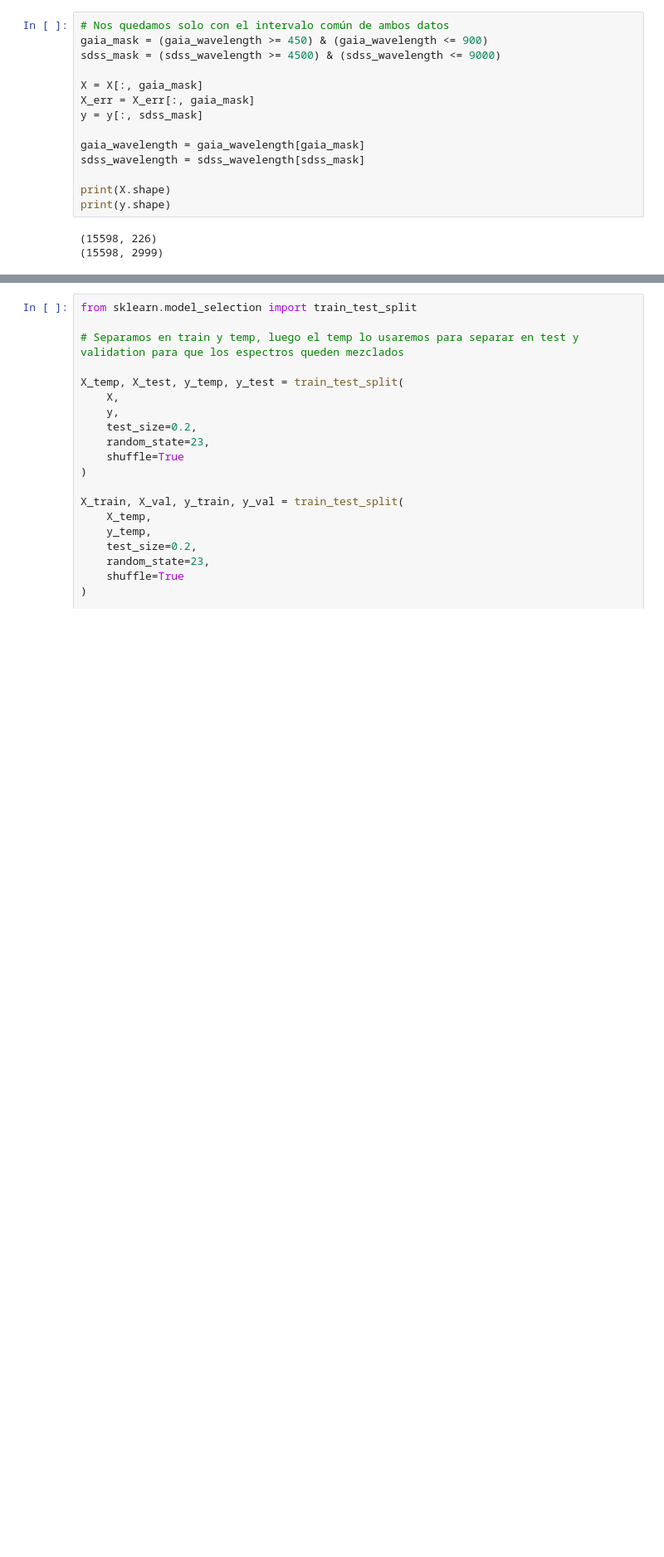
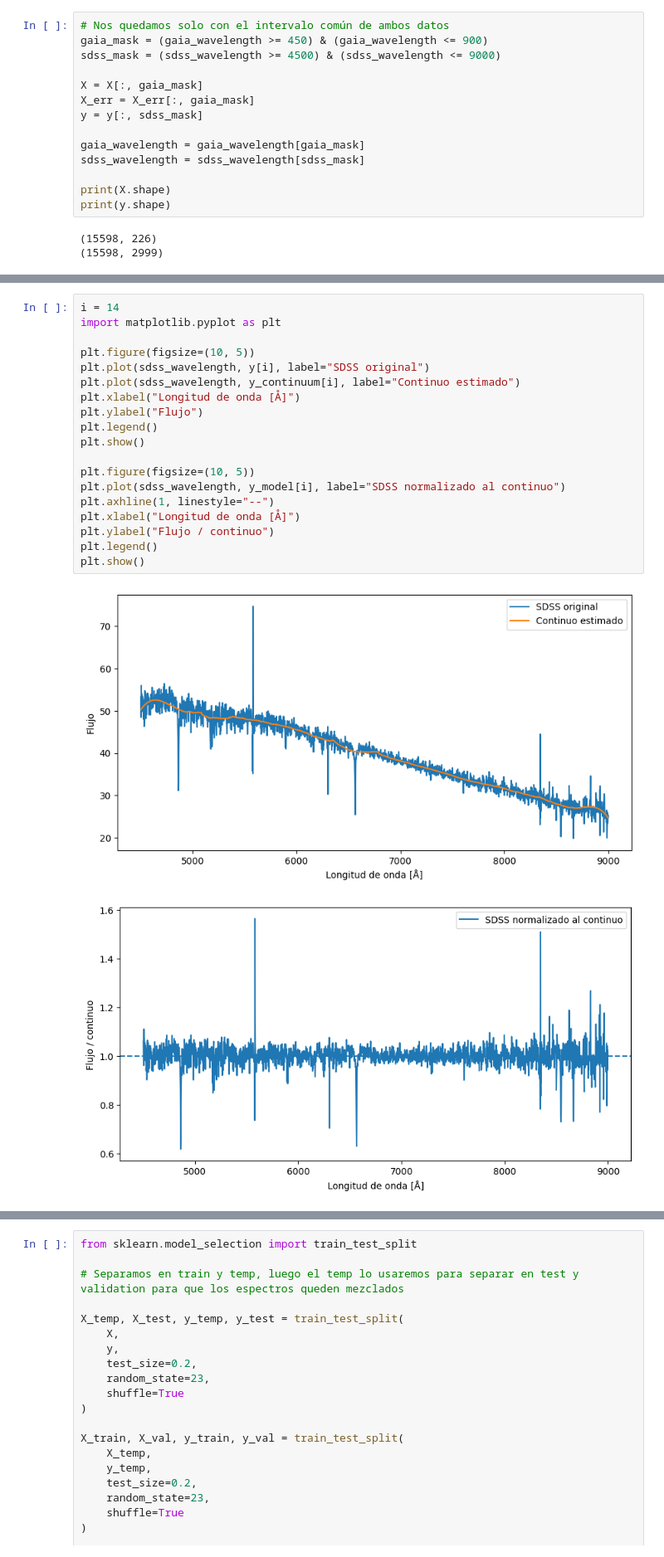
Before and after one commit to javier-cacho-master-ai/trabajo-fin-master, a Jupyter notebook: solution/model-training.ipynb, the cells around one changed output, grey strips where cells are left out. Shown at 83% size. Drawn from its saved outputs; the diff is of its cells as text; blank space fills up the shorter version.

```diff
--- a/solution/model-training.ipynb
+++ b/solution/model-training.ipynb
@@ -65,0 +100,22 @@ print(y.shape)
+# %%
+i = 14
+import matplotlib.pyplot as plt
+
+plt.figure(figsize=(10, 5))
+plt.plot(sdss_wavelength, y[i], label="SDSS original")
+plt.plot(sdss_wavelength, y_continuum[i], label="Continuo estimado")
+plt.xlabel("Longitud de onda [Å]")
+plt.ylabel("Flujo")
+plt.legend()
+plt.show()
+
+plt.figure(figsize=(10, 5))
+plt.plot(sdss_wavelength, y_model[i], label="SDSS normalizado al continuo")
+plt.axhline(1, linestyle="--")
+plt.xlabel("Longitud de onda [Å]")
+plt.ylabel("Flujo / continuo")
+plt.legend()
+plt.show()
+# %% [output]
+[figure, added]
+[figure, added]
```
Also changed, not shown: parts of 17 cells of this notebook.
